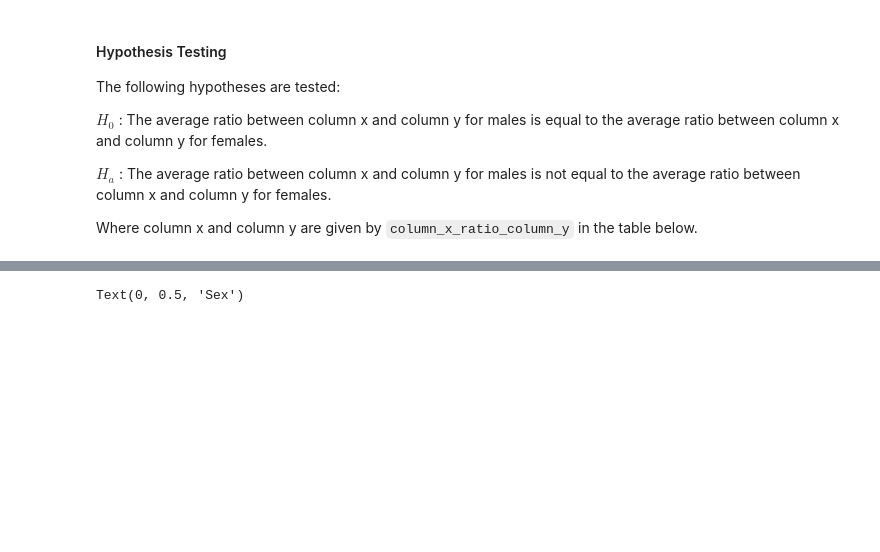
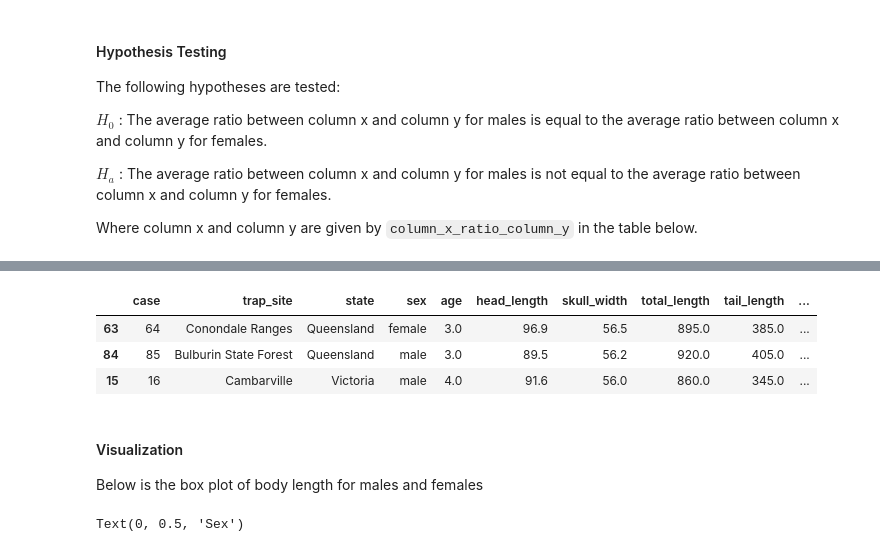
Before and after one commit to stephenfitzsimon/possum-regression, a Jupyter notebook: possum_models.ipynb, the cells around one changed output, grey strips where cells are left out. Drawn from its saved outputs; the diff is of its cells as text; code cells hidden in the pictures; blank space fills up the shorter version.

```diff
--- a/possum_models.ipynb
+++ b/possum_models.ipynb
@@ -424,3 +421,15 @@ Below is the box plot of body length for males and females
+# %%
+body_df = explore_target_sex.make_body_column(train)
+body_df.sample(3)
+# %% [output]
+|  | case | trap_site | state | sex | age | head_length | skull_width | total_length | tail_length | ... |
+| 63 | 64 | Conondale Ranges | Queensland | female | 3.0 | 96.9 | 56.5 | 895.0 | 385.0 | ... |
+| 84 | 85 | Bulburin State Forest | Queensland | male | 3.0 | 89.5 | 56.2 | 920.0 | 405.0 | ... |
+| 15 | 16 | Cambarville | Victoria | male | 4.0 | 91.6 | 56.0 | 860.0 | 345.0 | ... |
+# %% [markdown]
+#### Visualization
+
+Below is the box plot of body length for males and females
 # %%
 # plot the data as a boxplot
 plt.figure(figsize = (15, 3)) #set figure size
```
Also changed, not shown: parts of 21 cells of this notebook, 1 other file.
